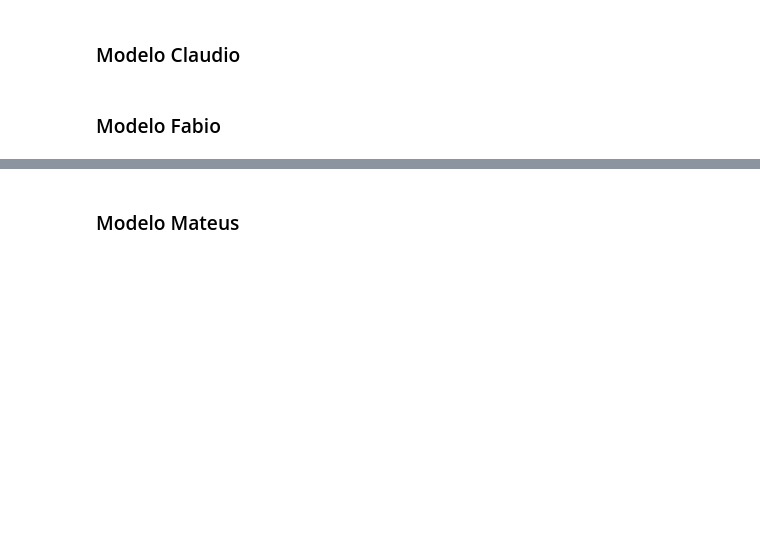
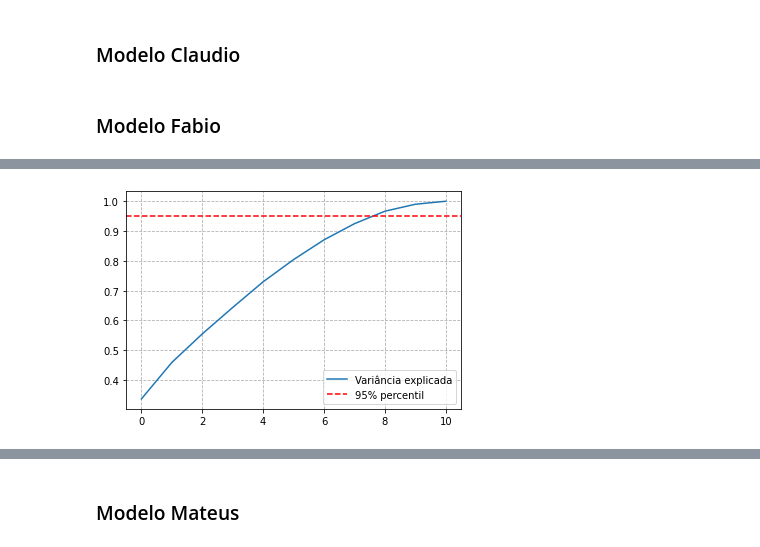
Before and after one commit to chumeu/spotify-prediction-task, a Jupyter notebook: music_genre_classification.ipynb, the cells around one changed output, grey strips where cells are left out. Cells and saved outputs as stored; diff of their text form; code cells hidden in the pictures; blank space fills up the shorter version.

```diff
--- a/music_genre_classification.ipynb
+++ b/music_genre_classification.ipynb
@@ -272,3 +272,6 @@ spotify_c = spotify.copy()
 ### Modelo Fabio
 # %%
 spotify_f = spotify.copy()
+spotify_f['key_mode'] = spotify_f['key'].astype('object')+ ' ' +spotify_f['mode'].astype('object')
+spotify_f[['key_mode']] = spotify_f[['key_mode']].astype('category')
+spotify_f
@@ -274,0 +312,28 @@ spotify_f = spotify.copy()
+# %%
+## Separando dados e rótulos (X/Y)
+
+Y = spotify_f['music_genre']
+X = spotify_f.drop('music_genre', axis = 1)
+# %%
+# Normalizando dados
+
+from sklearn.preprocessing import StandardScaler
+
+x_pca = X.drop(['key', 'mode', 'key_mode'], axis = 1)
+
+std_scaler = StandardScaler()
+x_norm     = std_scaler.fit_transform(x_pca)
+df         = pd.DataFrame(x_norm)
+# %%
+# Aplicando PCA
+
+from sklearn.decomposition import PCA
+
+pca = PCA().fit(x_norm)
+plt.plot(np.cumsum(pca.explained_variance_ratio_), label = 'Variância explicada')
+plt.axhline(0.95, color = 'red', linestyle = '--', label = '95% percentil')
+plt.grid(True, linestyle = '--')
+plt.legend()
+plt.show()
+# %% [output]
+[figure, added]
```
Also changed, not shown: parts of 19 cells of this notebook.
